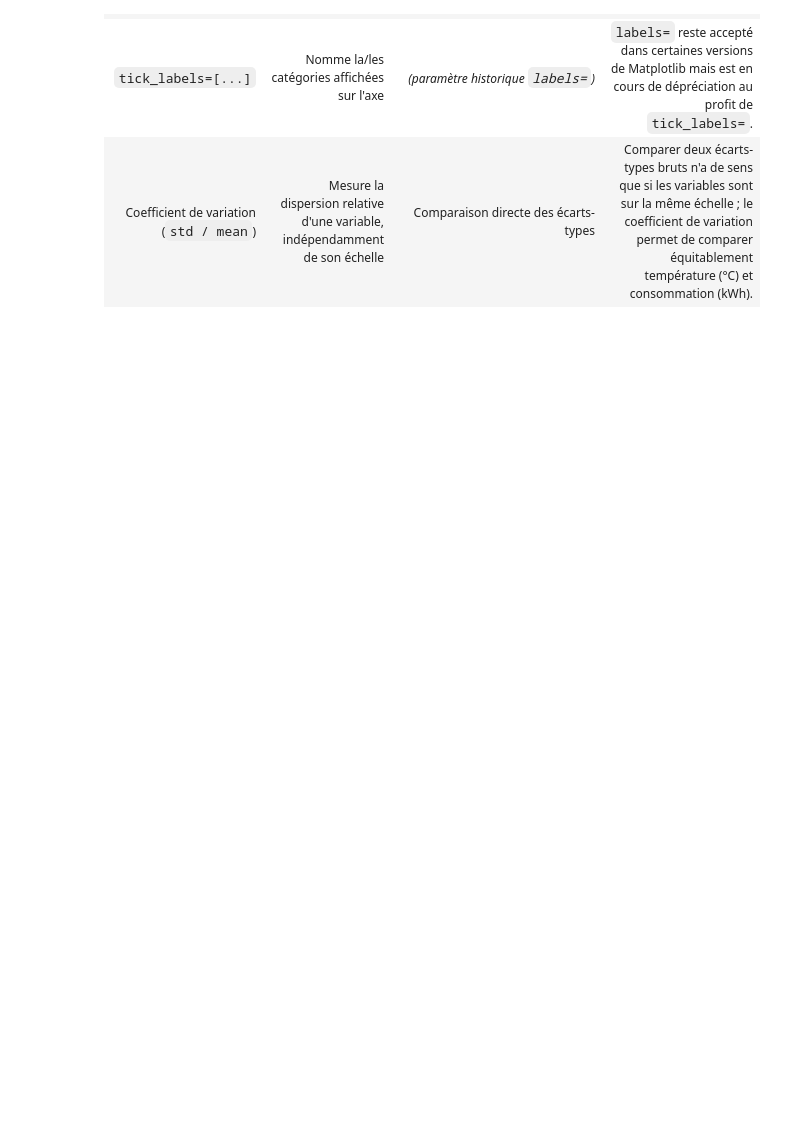
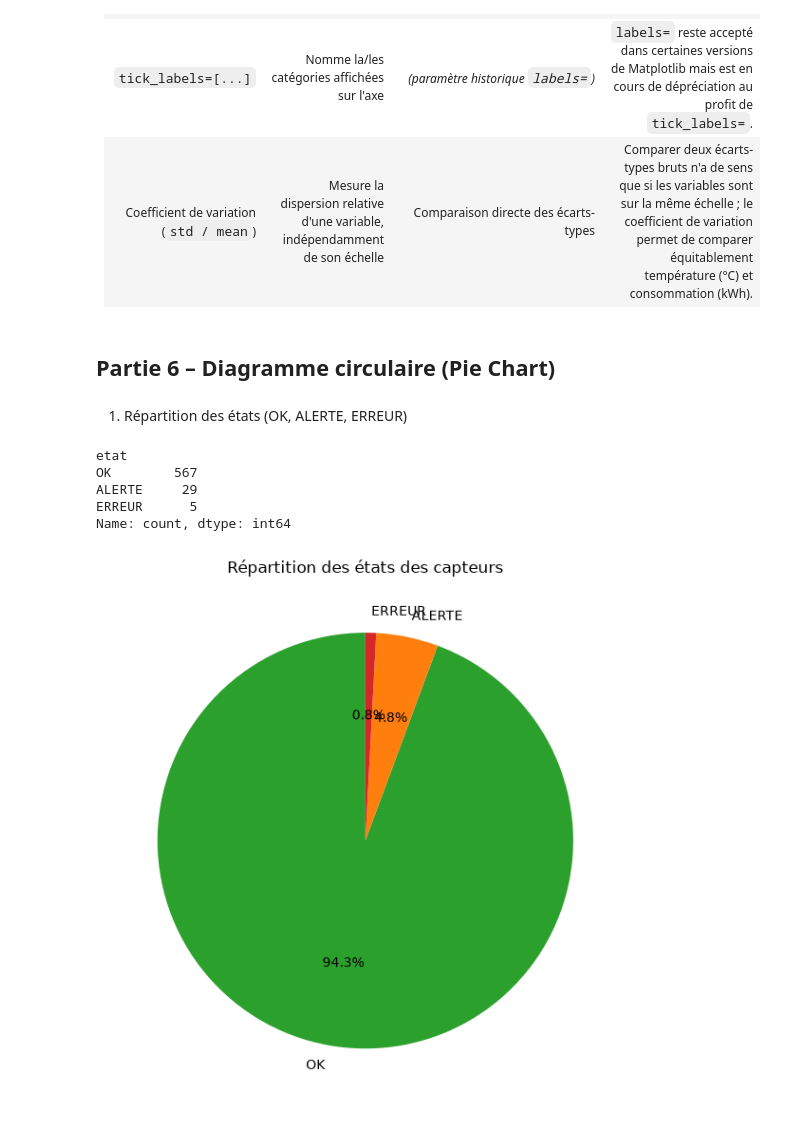
Before and after one commit to Abdoulaye-Diouf/atelier_matplotlib_iot, a Jupyter notebook: notebooks/atelier_matplotlib_iot.ipynb, the cells around one changed output. Drawn from its saved outputs; the diff is of its cells as text; code cells hidden in the pictures; blank space fills up the shorter version.

Commit message:
feat: partie 6 - ajout du diagramme circulaire

```diff
--- a/notebooks/atelier_matplotlib_iot.ipynb
+++ b/notebooks/atelier_matplotlib_iot.ipynb
@@ -348,3 +348,27 @@ Coefficient de variation - consommation : 34.62%
 | `plt.boxplot(data)` | Trace un diagramme à moustaches (médiane, quartiles, moustaches, outliers) | `df.boxplot(column="col")` | Résultat équivalent via l'API graphique intégrée à Pandas, qui appelle Matplotlib en arrière-plan. |
 | `tick_labels=[...]` | Nomme la/les catégories affichées sur l'axe | *(paramètre historique `labels=`)* | `labels=` reste accepté dans certaines versions de Matplotlib mais est en cours de dépréciation au profit de `tick_labels=`. |
 | Coefficient de variation (`std / mean`) | Mesure la dispersion relative d'une variable, indépendamment de son échelle | Comparaison directe des écarts-types | Comparer deux écarts-types bruts n'a de sens que si les variables sont sur la même échelle ; le coefficient de variation permet de comparer équitablement température (°C) et consommation (kWh). |
+# %% [markdown]
+## Partie 6 – Diagramme circulaire (Pie Chart)
+# %% [markdown]
+1) Répartition des états (OK, ALERTE, ERREUR)
+# %%
+# Comptage des états ; les valeurs manquantes (NaN) sont exclues par défaut par value_counts()
+repartition_etats = df["etat"].value_counts()
+repartition_etats
+# %% [output]
+etat
+OK        567
+ALERTE     29
+ERREUR      5
+Name: count, dtype: int64
+# %%
+plt.figure(figsize=(6, 6))
+plt.pie(repartition_etats.values, labels=repartition_etats.index,
+        autopct="%1.1f%%", colors=["tab:green", "tab:orange", "tab:red"], startangle=90)
+
+plt.title("Répartition des états des capteurs")
+plt.tight_layout()
+plt.show()
+# %% [output]
+[figure, added]
```
Also changed, not shown: parts of 2 cells of this notebook.
